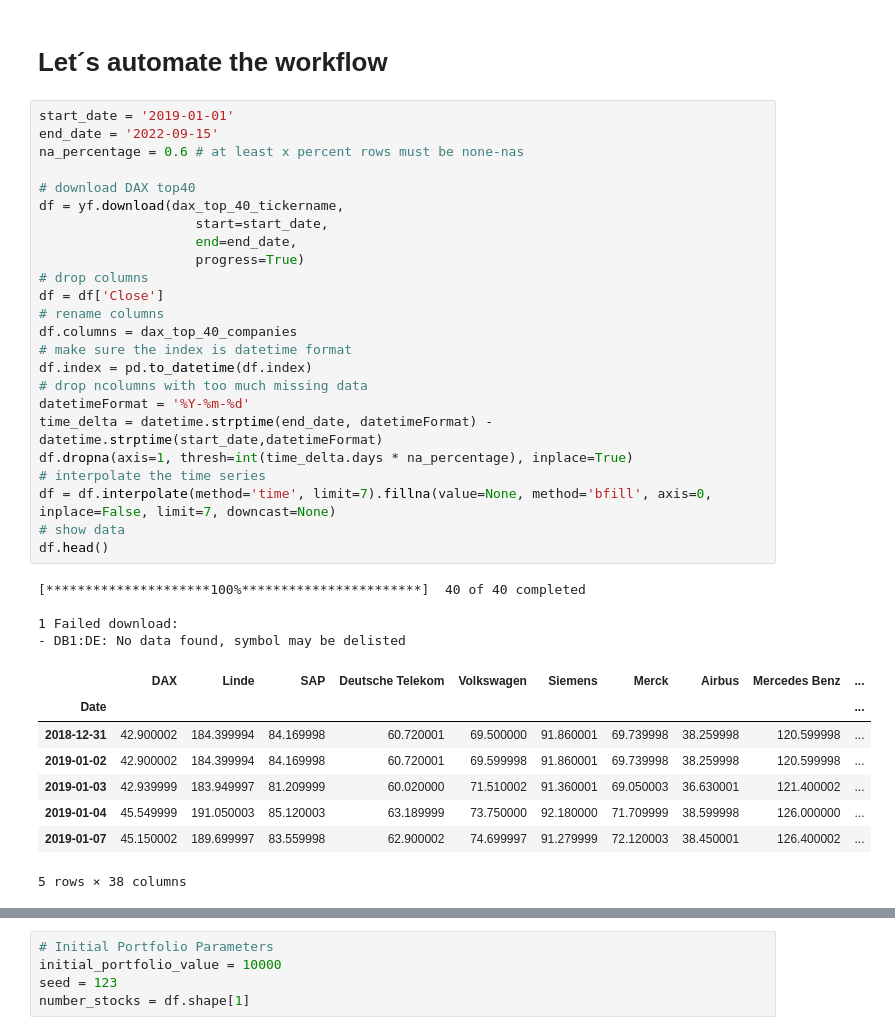
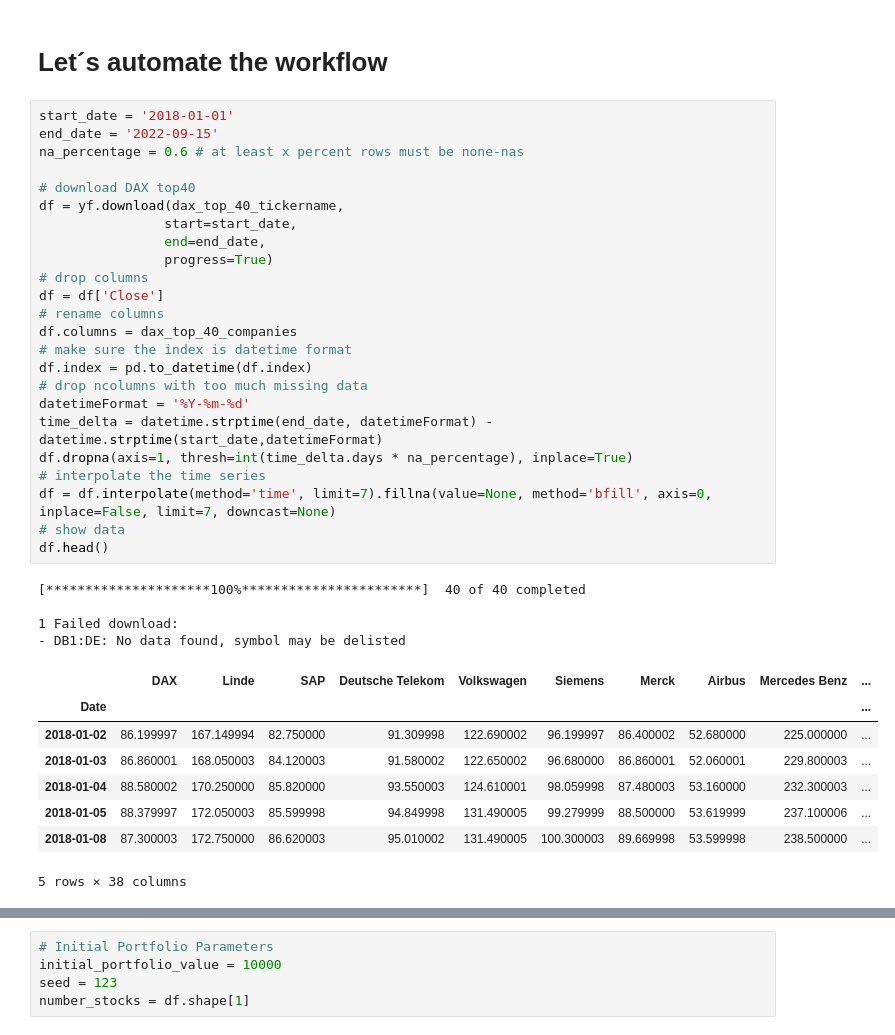
Before and after one commit to Sebastian1981/Stock_Prediction, a Jupyter notebook: experiment/stockmodel_prototype.ipynb, the cells around one changed output, grey strips where cells are left out. Cells and saved outputs as stored; diff of their text form.

```diff
--- a/experiment/stockmodel_prototype.ipynb
+++ b/experiment/stockmodel_prototype.ipynb
@@ -301,41 +301,41 @@ df
 # %% [markdown]
 # Let´s automate the workflow
 # %%
-start_date = '2019-01-01'
+start_date = '2018-01-01'
 end_date = '2022-09-15'
 na_percentage = 0.6 # at least x percent rows must be none-nas
 
 # download DAX top40
 df = yf.download(dax_top_40_tickername,
-                    start=start_date,
-                    end=end_date,
-                    progress=True)
+                start=start_date,
+                end=end_date,
+                progress=True)
 # drop columns
 df = df['Close']
 # rename columns
 df.columns = dax_top_40_companies
 # make sure the index is datetime format
 df.index = pd.to_datetime(df.index)
 # drop ncolumns with too much missing data
 datetimeFormat = '%Y-%m-%d'
 time_delta = datetime.strptime(end_date, datetimeFormat) - datetime.strptime(start_date,datetimeFormat)
 df.dropna(axis=1, thresh=int(time_delta.days * na_percentage), inplace=True)
 # interpolate the time series
 df = df.interpolate(method='time', limit=7).fillna(value=None, method='bfill', axis=0, inplace=False, limit=7, downcast=None)
 # show data
 df.head()
 # %% [output]
 [*********************100%***********************]  40 of 40 completed
 
 1 Failed download:
 - DB1:DE: No data found, symbol may be delisted
 |  | DAX | Linde | SAP | Deutsche Telekom | Volkswagen | Siemens | Merck | Airbus | Mercedes Benz | ... |
 | Date |  |  |  |  |  |  |  |  |  | ... |
-| 2018-12-31 | 42.900002 | 184.399994 | 84.169998 | 60.720001 | 69.500000 | 91.860001 | 69.739998 | 38.259998 | 120.599998 | ... |
-| 2019-01-02 | 42.900002 | 184.399994 | 84.169998 | 60.720001 | 69.599998 | 91.860001 | 69.739998 | 38.259998 | 120.599998 | ... |
-| 2019-01-03 | 42.939999 | 183.949997 | 81.209999 | 60.020000 | 71.510002 | 91.360001 | 69.050003 | 36.630001 | 121.400002 | ... |
-| 2019-01-04 | 45.549999 | 191.050003 | 85.120003 | 63.189999 | 73.750000 | 92.180000 | 71.709999 | 38.599998 | 126.000000 | ... |
-| 2019-01-07 | 45.150002 | 189.699997 | 83.559998 | 62.900002 | 74.699997 | 91.279999 | 72.120003 | 38.450001 | 126.400002 | ... |
+| 2018-01-02 | 86.199997 | 167.149994 | 82.750000 | 91.309998 | 122.690002 | 96.199997 | 86.400002 | 52.680000 | 225.000000 | ... |
+| 2018-01-03 | 86.860001 | 168.050003 | 84.120003 | 91.580002 | 122.650002 | 96.680000 | 86.860001 | 52.060001 | 229.800003 | ... |
+| 2018-01-04 | 88.580002 | 170.250000 | 85.820000 | 93.550003 | 124.610001 | 98.059998 | 87.480003 | 53.160000 | 232.300003 | ... |
+| 2018-01-05 | 88.379997 | 172.050003 | 85.599998 | 94.849998 | 131.490005 | 99.279999 | 88.500000 | 53.619999 | 237.100006 | ... |
+| 2018-01-08 | 87.300003 | 172.750000 | 86.620003 | 95.010002 | 131.490005 | 100.300003 | 89.669998 | 53.599998 | 238.500000 | ... |
 5 rows × 38 columns
 # %%
 df
```
Also changed, not shown: parts of 17 cells of this notebook.
